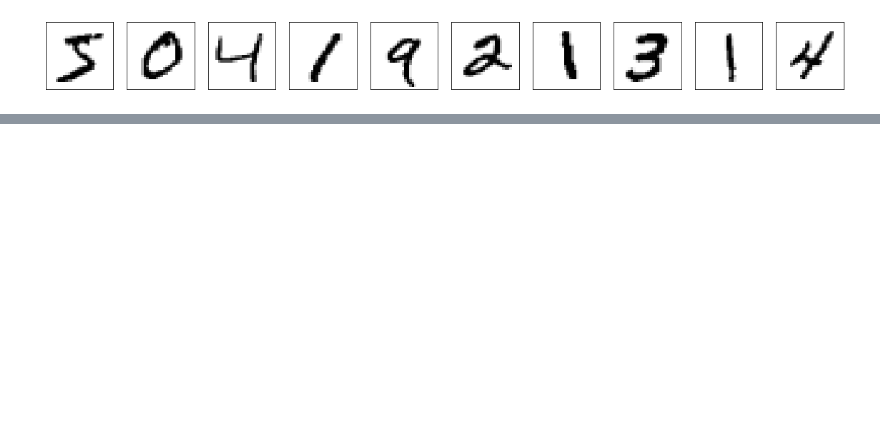
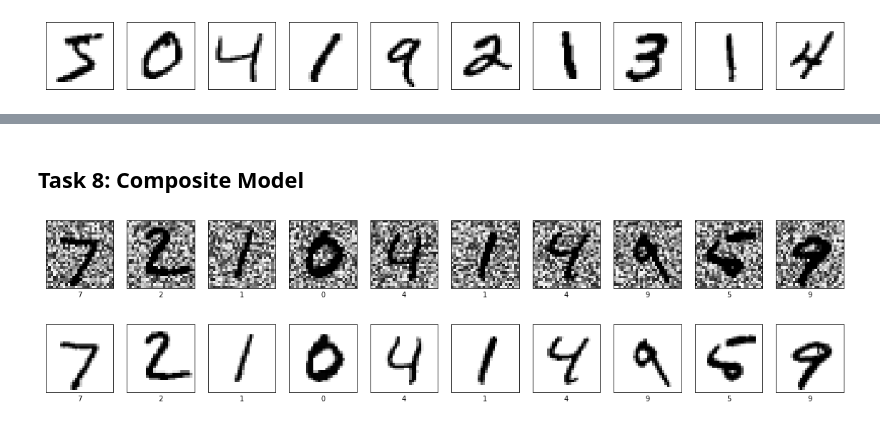
Before and after one commit to arun-kmr-singh/Image-Noise-Reduction-using-Autoencoders-in-Tensorflow, a Jupyter notebook: Implemetation Notebook.ipynb, the cells around one changed output, grey strips where cells are left out. Saved outputs shown, nothing was run; the diff lists cells and outputs as text; code cells hidden in the pictures; blank space fills up the shorter version.

```diff
--- a/Implemetation Notebook.ipynb
+++ b/Implemetation Notebook.ipynb
@@ -138,0 +148,18 @@ ___
+# %% [markdown]
+## Task 8: Composite Model
+# %%
+input_image = Input(shape=(784,))
+x = autoencoder(input_image)
+y = classifier(x)
+
+denoise_and_classify = Model(input_image, y)
+# %%
+predictions = denoise_and_classify.predict(x_test_noisy)
+# %%
+plot(x_test_noisy, predictions, True)
+# %% [output]
+[figure, added]
+# %%
+plot(x_test, to_categorical(y_test), True)
+# %% [output]
+[figure, added]
```
Also changed, not shown: parts of 22 cells of this notebook.
